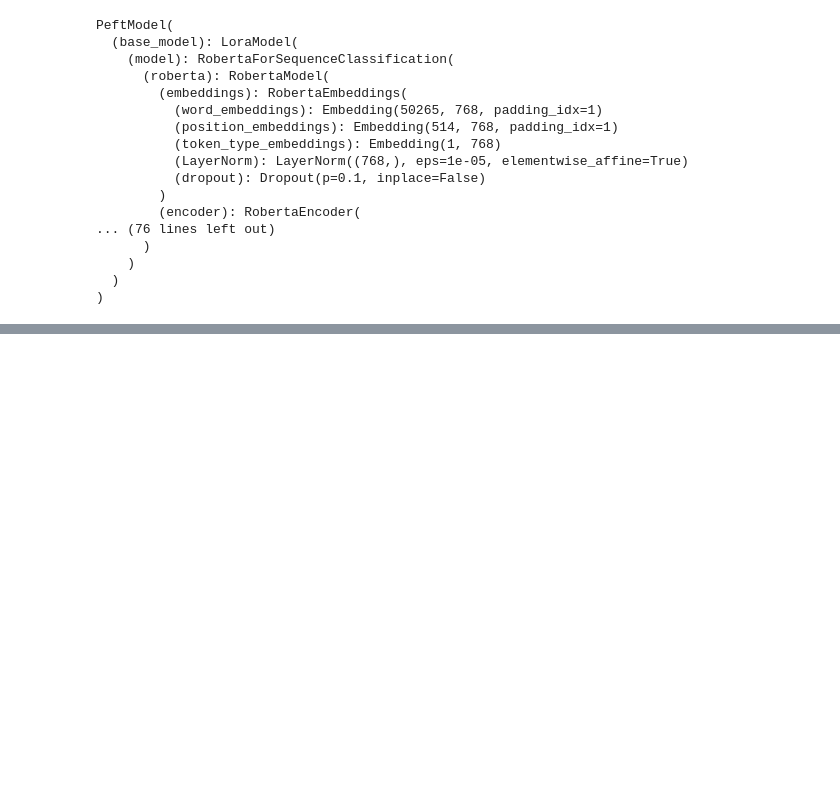
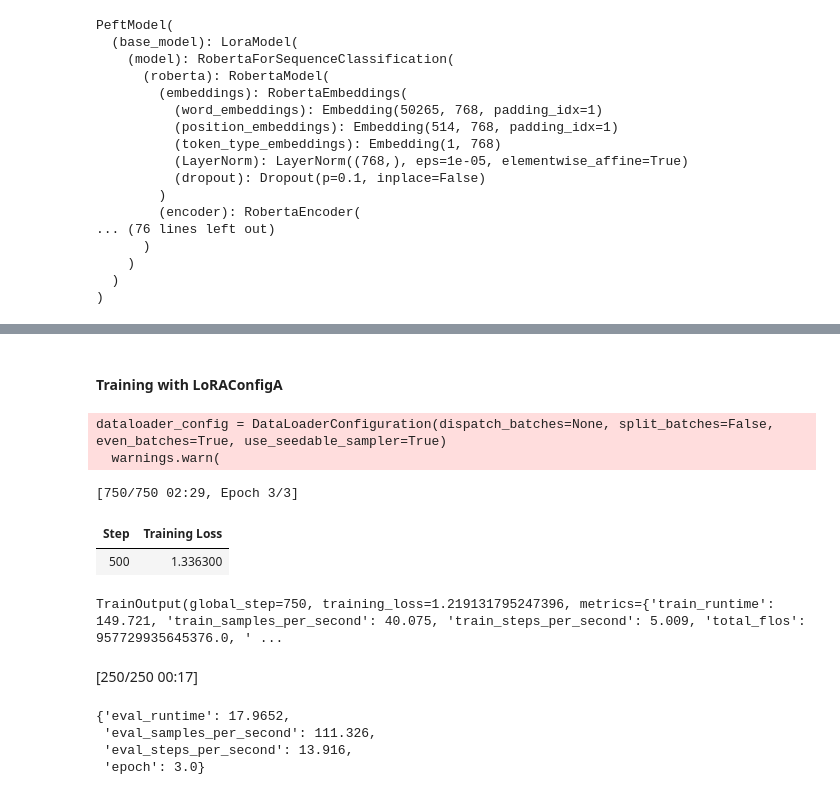
Before and after one commit to akashghimireOfficial/HuggingFace_101, a Jupyter notebook: Turtorial/12_more_about__get_peft_model.ipynb, the cells around one changed output, grey strips where cells are left out. Drawn from its saved outputs; the diff is of its cells as text; code cells hidden in the pictures; blank space fills up the shorter version.

Commit message:
updated and code to train with different lora config and load these adapters

```diff
--- a/Turtorial/12_more_about__get_peft_model.ipynb
+++ b/Turtorial/12_more_about__get_peft_model.ipynb
@@ -141,0 +214,11 @@ AttributeError: 'RobertaForSequenceClassification' object has no attribute 'trai
+# %%
+### creating different lora_adapter_config
+peft_config=peft_config_A=LoraConfig(inference_mode=False)
+peft_config_1=LoraConfig(r=4,lora_alpha=16,inference_mode=False,lora_dropout=0.1)
+peft_config_2=LoraConfig(inference_mode=False,r=8,lora_alpha=32,lora_dropout=0.3)
+# %%
+model=AutoModelForSequenceClassification.from_pretrained(pretrained_model_name_or_path=base_model,id2label=id2label)
+peft_model=get_peft_model(model=model,
+                          peft_config=peft_config
+
+                    )
@@ -141,0 +228,4 @@ AttributeError: 'RobertaForSequenceClassification' object has no attribute 'trai
+# %%
+## add adapter
+peft_model.add_adapter('adapter1',peft_config=peft_config_1)
+peft_model.add_adapter('adapter2',peft_config=peft_config_2)
@@ -141,0 +252,11 @@ AttributeError: 'RobertaForSequenceClassification' object has no attribute 'trai
+# %%
+import evaluate
+
+metrics=evaluate.load('accuracy')
+
+def compute_metrics(eval_pred):
+    logits,label=eval_pred
+    pred_label=np.argmax(logits,axis=-1)
+    return metrics.compute(predictions=pred_label,references=label)
+# %% [markdown]
+#### Training with LoRAConfigA
@@ -141,0 +265,28 @@ AttributeError: 'RobertaForSequenceClassification' object has no attribute 'trai
+# %%
+peft_model.set_adapter('adapter1')
+saved_dire='../saved_weight/12_config1_lora'
+args_1=TrainingArguments(output_dir=saved_dire)
+trainer_1=Trainer(model=peft_model,
+                  args=args_1,
+                  train_dataset=train_dataset,
+                  eval_dataset=eval_dataset,
+                  compute_metrics=compute_metrics,
+                  data_collator=data_collator
+                  )
+
+trainer_1.train()
+# %% [output]
+dataloader_config = DataLoaderConfiguration(dispatch_batches=None, split_batches=False, even_batches=True, use_seedable_sampler=True)
+  warnings.warn(
+[750/750 02:29, Epoch 3/3]
+| Step | Training Loss |
+| 500 | 1.336300 |
+TrainOutput(global_step=750, training_loss=1.219131795247396, metrics={'train_runtime': 149.721, 'train_samples_per_second': 40.075, 'train_steps_per_second': 5.009, 'total_flos': 957729935645376.0, ' ...
+# %%
+trainer_1.evaluate()
+# %% [output]
+[250/250 00:17]
+{'eval_runtime': 17.9652,
+ 'eval_samples_per_second': 111.326,
+ 'eval_steps_per_second': 13.916,
+ 'epoch': 3.0}
```
Also changed, not shown: parts of 32 cells of this notebook.
